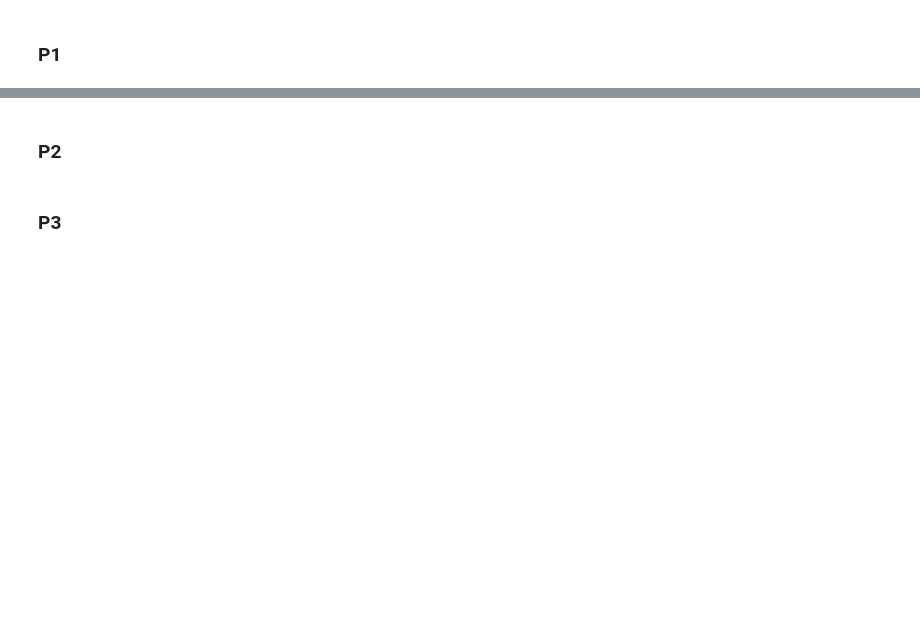
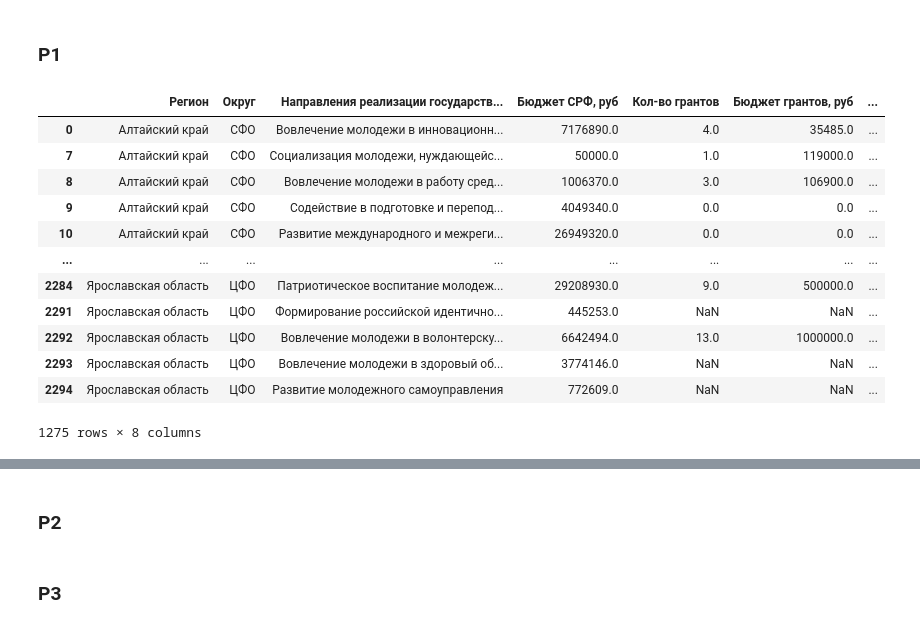
Before and after one commit to alexlakiza/adolescent-dash, a Jupyter notebook: preprocessing/transform_init_data.ipynb, the cells around one changed output, grey strips where cells are left out. Saved outputs shown, nothing was run; the diff lists cells and outputs as text; code cells hidden in the pictures; blank space fills up the shorter version.

```diff
--- a/preprocessing/transform_init_data.ipynb
+++ b/preprocessing/transform_init_data.ipynb
@@ -11,3 +11,23 @@ df[['Регион', 'Округ', 'Направления реализации
     'Кол-во грантов', 'Бюджет грантов, руб', 'Численность молодeжи, задействованной в программных мероприятиях по направлению',
     'Количество детских и молодeжных общественных объединений, работающих по данному ']].to_parquet('../data/p1.parquet',
                                                                                                     index=False)
+# %%
+df = df[['Регион', 'Округ', 'Направления реализации государственной молодeжной политики', 'Бюджет СРФ, руб',
+    'Кол-во грантов', 'Бюджет грантов, руб', 'Численность молодeжи, задействованной в программных мероприятиях по направлению',
+    'Количество детских и молодeжных общественных объединений, работающих по данному ']].copy()
+# %%
+df
+# %% [output]
+|  | Регион | Округ | Направления реализации государств... | Бюджет СРФ, руб | Кол-во грантов | Бюджет грантов, руб | ... |
+| 0 | Алтайский край | СФО | Вовлечение молодeжи в инновационн... | 7176890.0 | 4.0 | 35485.0 | ... |
+| 7 | Алтайский край | СФО | Социализация молодeжи, нуждающейс... | 50000.0 | 1.0 | 119000.0 | ... |
+| 8 | Алтайский край | СФО | Вовлечение молодeжи в работу сред... | 1006370.0 | 3.0 | 106900.0 | ... |
+| 9 | Алтайский край | СФО | Содействие в подготовке и перепод... | 4049340.0 | 0.0 | 0.0 | ... |
+| 10 | Алтайский край | СФО | Развитие международного и межреги... | 26949320.0 | 0.0 | 0.0 | ... |
+| ... | ... | ... | ... | ... | ... | ... | ... |
+| 2284 | Ярославская область | ЦФО | Патриотическое воспитание молодeж... | 29208930.0 | 9.0 | 500000.0 | ... |
+| 2291 | Ярославская область | ЦФО | Формирование российской идентично... | 445253.0 | NaN | NaN | ... |
+| 2292 | Ярославская область | ЦФО | Вовлечение молодeжи в волонтeрску... | 6642494.0 | 13.0 | 1000000.0 | ... |
+| 2293 | Ярославская область | ЦФО | Вовлечение молодeжи в здоровый об... | 3774146.0 | NaN | NaN | ... |
+| 2294 | Ярославская область | ЦФО | Развитие молодeжного самоуправления | 772609.0 | NaN | NaN | ... |
+1275 rows × 8 columns
```
Also changed, not shown: parts of 11 cells of this notebook.
